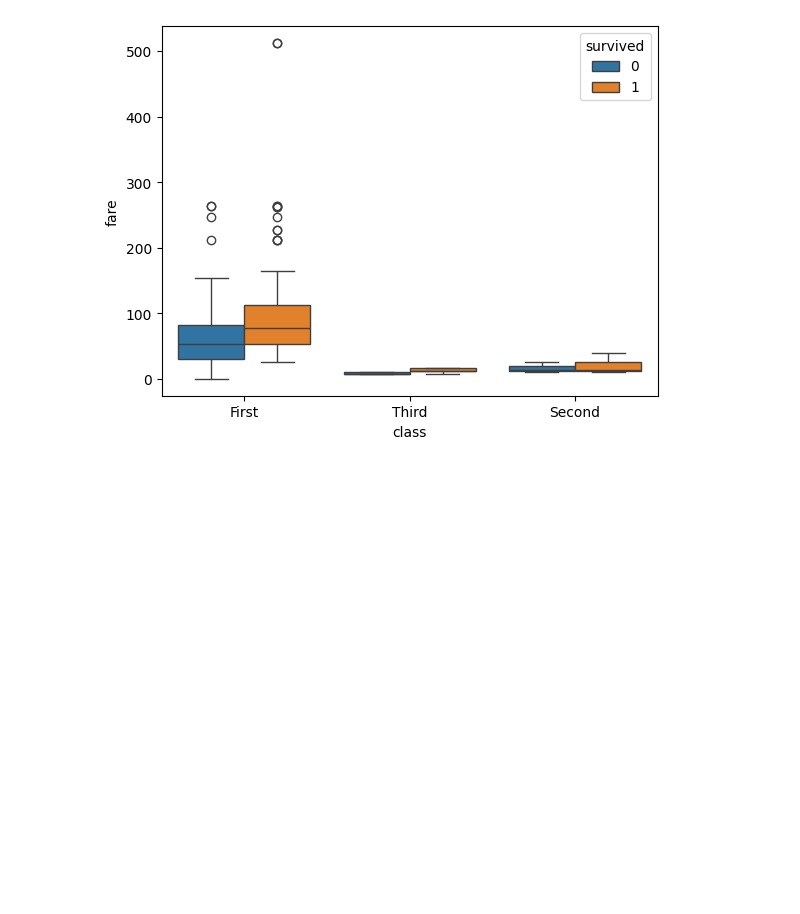
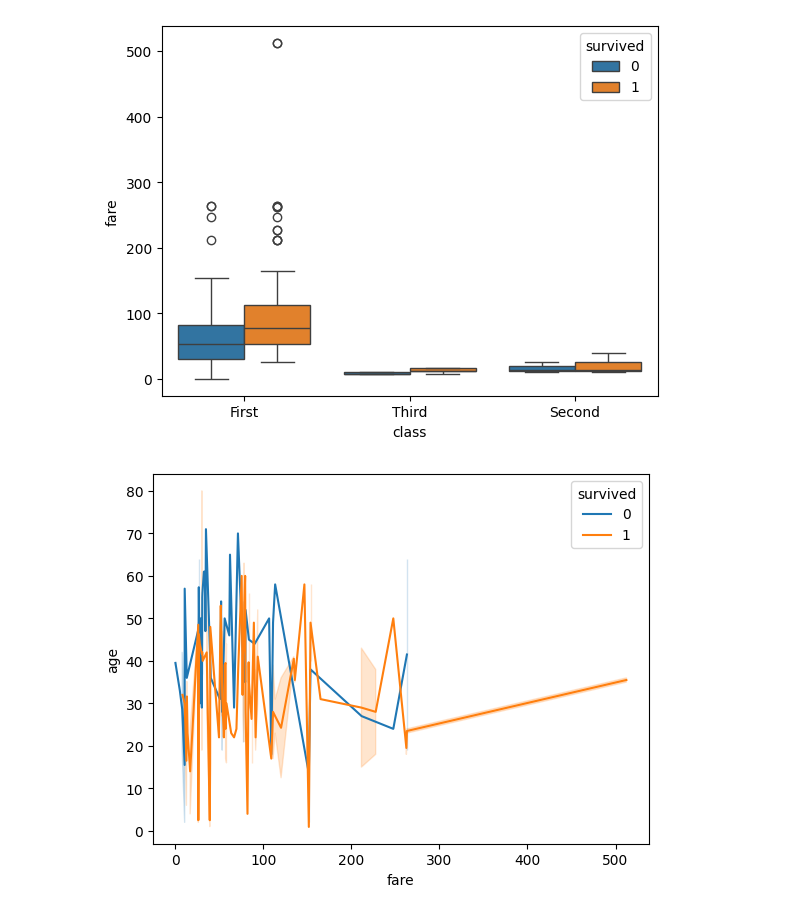
Before and after one commit to RanjithM12/OpenAI_Training, a Jupyter notebook: Sep24_002_EDA_Visuals.ipynb, the cells around one changed output. Drawn from its saved outputs; the diff is of its cells as text; code cells hidden in the pictures; blank space fills up the shorter version.

```diff
--- a/Sep24_002_EDA_Visuals.ipynb
+++ b/Sep24_002_EDA_Visuals.ipynb
@@ -368,4 +368,8 @@ sns.violinplot(data=ti, x='embark_town', y='survived');
 sns.boxplot(data=ti, x='class', y='fare', hue='survived');
 # %% [output]
 [figure]
+# %%
+sns.lineplot(data=ti, x='fare', y='age', hue='survived');
+# %% [output]
+[figure, added]
 # %%
```
Also changed, not shown: parts of 3 cells of this notebook.
